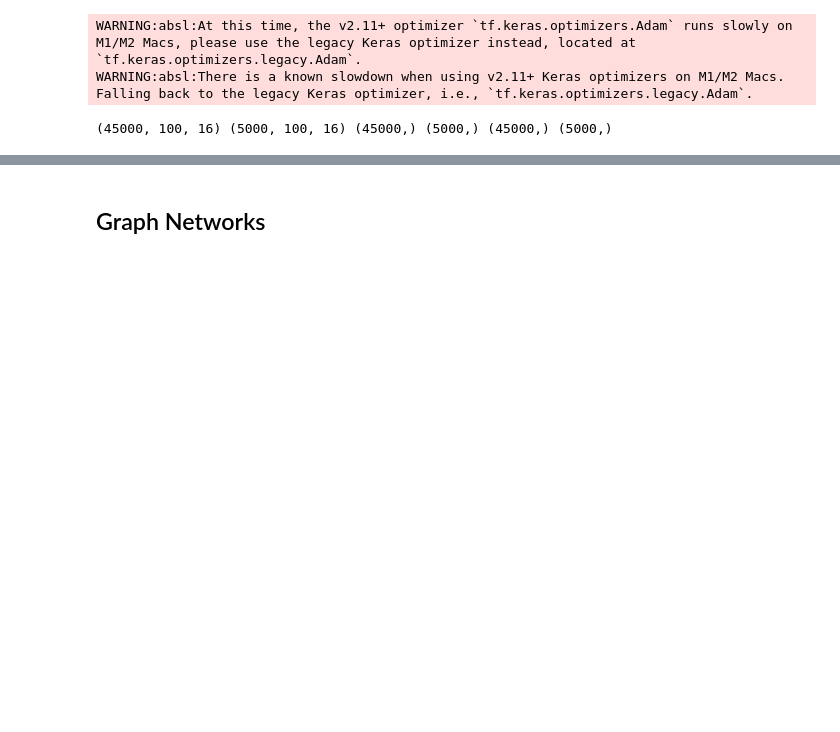
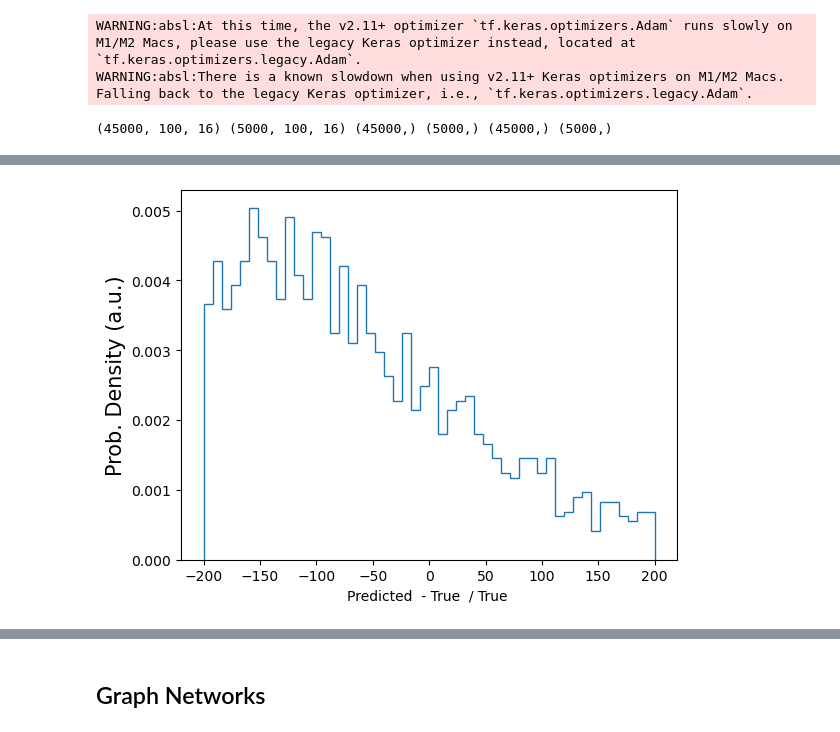
Before and after one commit to ChSonnabend/SSI_2023, a Jupyter notebook: EF4/Chris.ipynb, the cells around one changed output, grey strips where cells are left out. Cells and saved outputs as stored; diff of their text form; code cells hidden in the pictures; blank space fills up the shorter version.

```diff
--- a/EF4/Chris.ipynb
+++ b/EF4/Chris.ipynb
@@ -217,0 +235,7 @@ fig.show()
+# %%
+predict_reg = model.predict(X_val)[0].flatten()
+plt.hist(((predict_reg-y_val_reg)/y_val_reg)*max_mass,50,(-200,200),density=True,histtype="step")
+plt.xlabel("Predicted  - True  / True ")
+plt.ylabel('Prob. Density (a.u.)', fontsize=15)
+plt.show()
+# %% [output]
@@ -217,0 +243 @@ fig.show()
+[figure, added]
```
Also changed, not shown: parts of 20 cells of this notebook.
